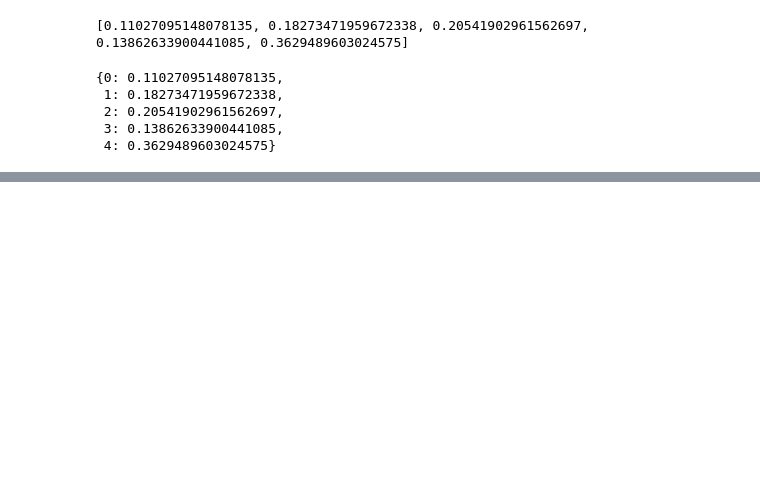
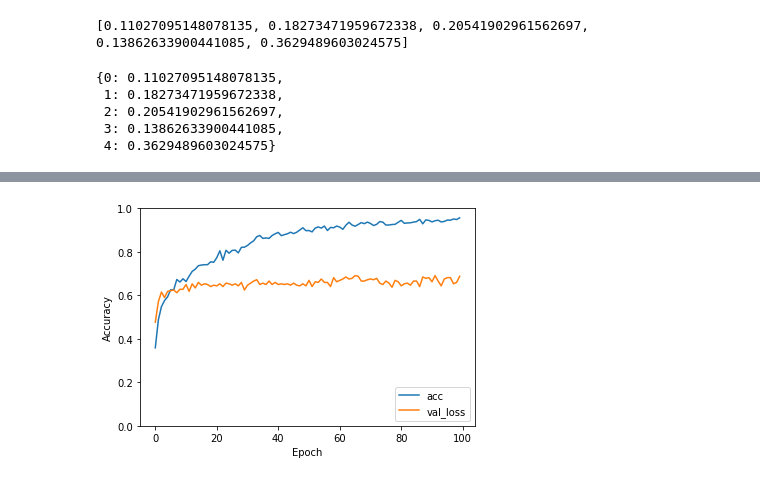
Before and after one commit to PreibischLab/PixelWise_Cell_Classification, a Jupyter notebook: ConvNet model training.ipynb, the cells around one changed output, grey strips where cells are left out. Cells and saved outputs as stored; diff of their text form; code cells hidden in the pictures; blank space fills up the shorter version.

```diff
--- a/ConvNet model training.ipynb
+++ b/ConvNet model training.ipynb
@@ -63,12 +63,12 @@ model.add(tf.keras.layers.MaxPooling2D(pool_size=(2,2)))
 model.add(tf.keras.layers.Conv2D(64,(3,3)))
 model.add(tf.keras.layers.Activation("relu"))
 model.add(tf.keras.layers.MaxPooling2D(pool_size=(2,2)))
-
+# model.add(tf.keras.layers.Dropout(0.4))
 model.add(tf.keras.layers.Flatten())
-
+model.add(tf.keras.layers.Dropout(0.5))
 model.add(tf.keras.layers.Dense(64))
 model.add(tf.keras.layers.Activation("relu"))
-
+model.add(tf.keras.layers.Dropout(0.5))
 
 model.add(tf.keras.layers.Dense(5))
 
@@ -99,7 +99,7 @@ Non-trainable params: 0
 _________________________________________________________________
 # %%
 # history = model.fit(X,y,batch_size=32, epochs = 10, validation_split=0.3, callbacks = [tensorboard])
-history = model.fit(train_X, train_y, epochs=30, class_weight=classWeights,
+history = model.fit(train_X, train_y, epochs=100, class_weight=classWeights,
                     validation_data=(test_X, test_y))
 # %% [output]
 Train on 1266 samples, validate on 317 samples
@@ -122,10 +122,11 @@ Epoch 26/30
 # %%
 
-plt.plot(history.history['acc'], label='acc')
-plt.plot(history.history['val_acc'], label = 'val_loss')
+plt.plot(history.history['accuracy'], label='acc')
+plt.plot(history.history['val_accuracy'], label = 'val_loss')
 plt.xlabel('Epoch')
 plt.ylabel('Accuracy')
 plt.ylim([0.0, 1])
 plt.legend(loc='lower right')
 
 test_loss, test_acc = model.evaluate(test_X,  test_y, verbose=2)
+# %% [output]
@@ -131,0 +134 @@ test_loss, test_acc = model.evaluate(test_X,  test_y, verbose=2)
+[figure, added]
```
Also changed, not shown: parts of 4 cells of this notebook, 2 other files.
